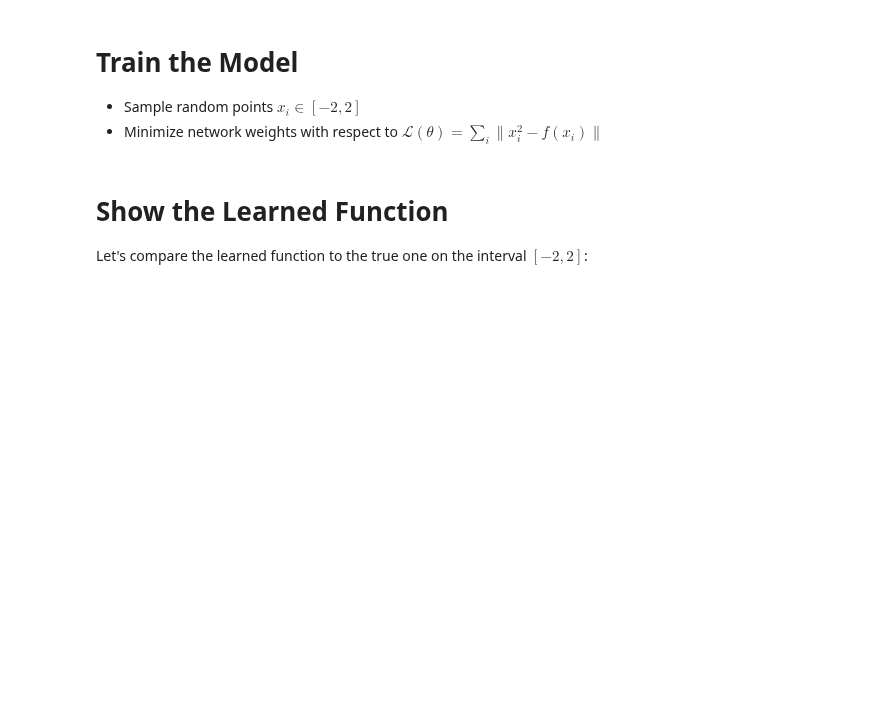
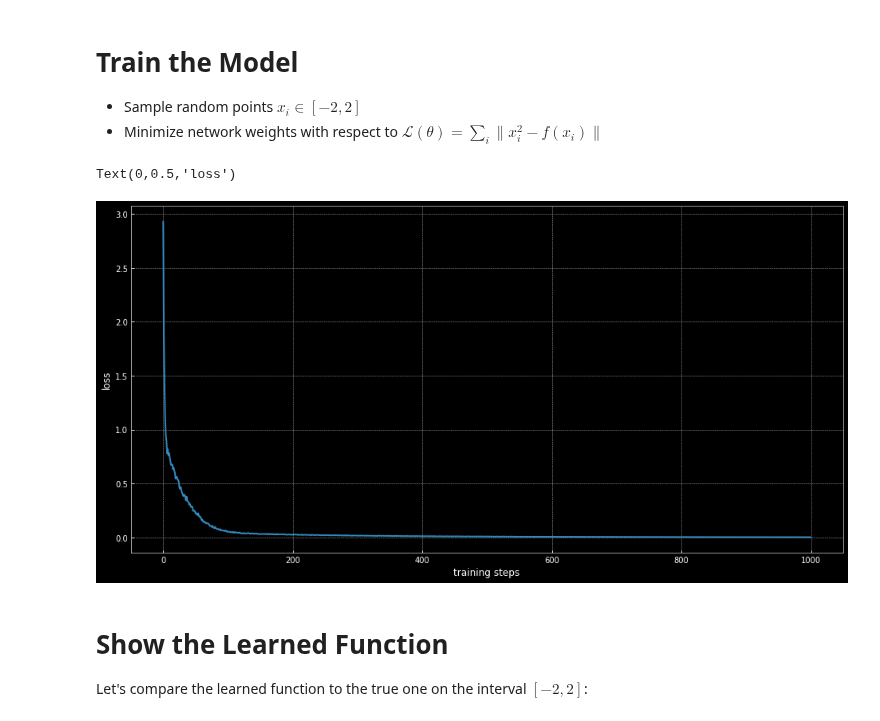
Before and after one commit to Atcold/NYU-DLSP20, a Jupyter notebook: 04-optimization.ipynb, the cells around one changed output. Saved outputs shown, nothing was run; the diff lists cells and outputs as text; code cells hidden in the pictures; blank space fills up the shorter version.

```diff
--- a/04-optimization.ipynb
+++ b/04-optimization.ipynb
@@ -46,22 +48,25 @@ plt.ylabel('y')
 # %%
 learning_rate = 0.01
 batch_size = 1000
 optimizer = optim.SGD(model.parameters(), learning_rate)
 loss = []
 for t in range(1000):
     model.zero_grad()
     # sample points in [-2, 2]
     x = 4*(torch.rand(batch_size, 1) - 0.5)
-    x = Variable(x.view(-1, 1))
+    x = x.view(-1, 1)
     y = model(x)
     current_loss = F.mse_loss(y, x**2)
     current_loss.backward()
     optimizer.step()
     loss.append(current_loss.data[0])
 
 plt.plot(loss)
 plt.xlabel('training steps')
 plt.ylabel('loss')
+# %% [output]
+Text(0,0.5,'loss')
+[figure, added]
 # %% [markdown]
 # Show the Learned Function
 
```
Also changed, not shown: parts of 4 cells of this notebook.
